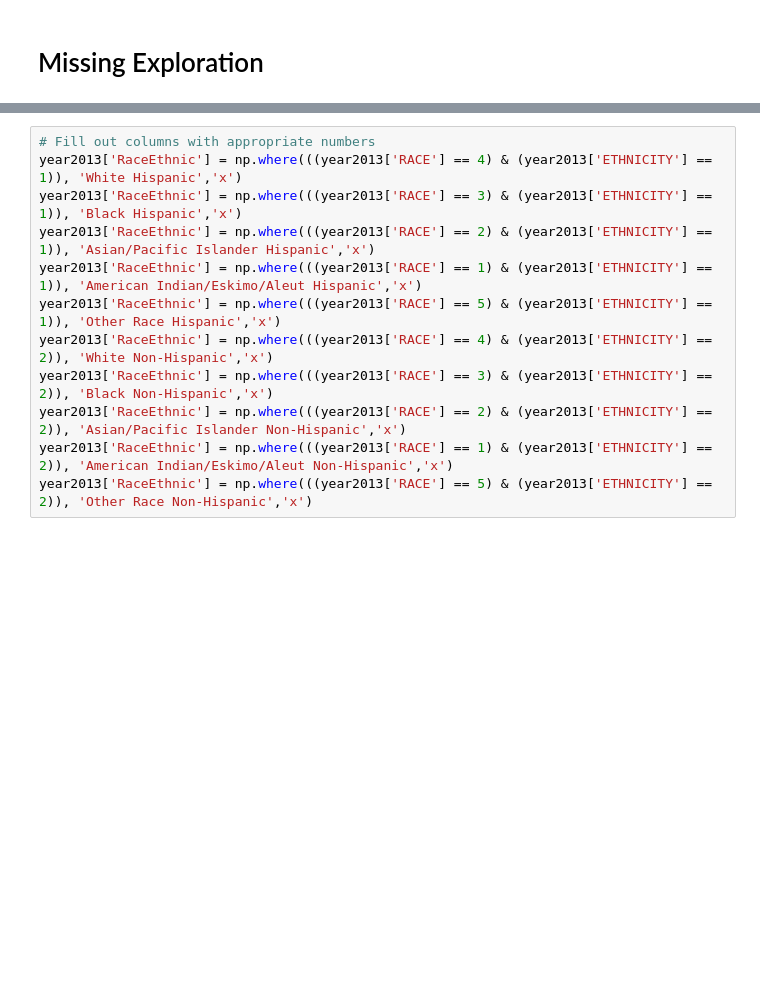
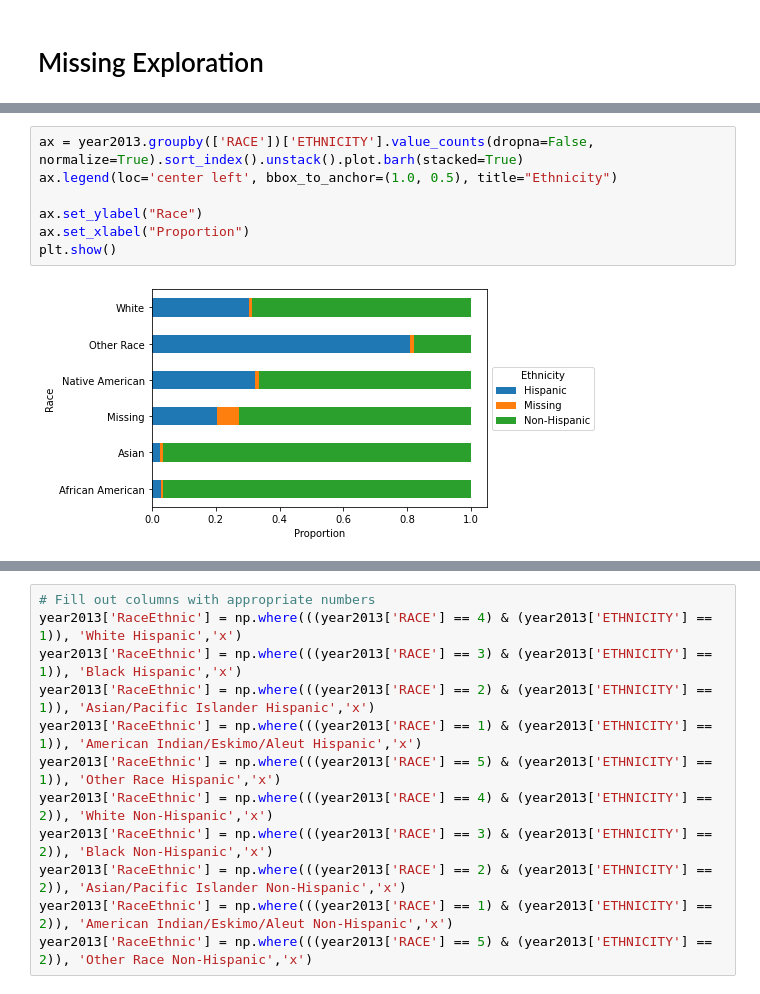
Before and after one commit to rachellb/Bennett_OUDSA5900, a Jupyter notebook: Descriptions/Texas_Descriptions.ipynb, the cells around one changed output, grey strips where cells are left out. Cells and saved outputs as stored; diff of their text form; blank space fills up the shorter version.

```diff
--- a/Descriptions/Texas_Descriptions.ipynb
+++ b/Descriptions/Texas_Descriptions.ipynb
@@ -663,0 +708,9 @@ dtype: int64
+# %%
+ax = year2013.groupby(['RACE'])['ETHNICITY'].value_counts(dropna=False, normalize=True).sort_index().unstack().plot.barh(stacked=True)
+ax.legend(loc='center left', bbox_to_anchor=(1.0, 0.5), title="Ethnicity")
+
+ax.set_ylabel("Race")
+ax.set_xlabel("Proportion")
+plt.show()
+# %% [output]
+[figure, added]
```
Also changed, not shown: parts of 13 cells of this notebook, 6 other files.
